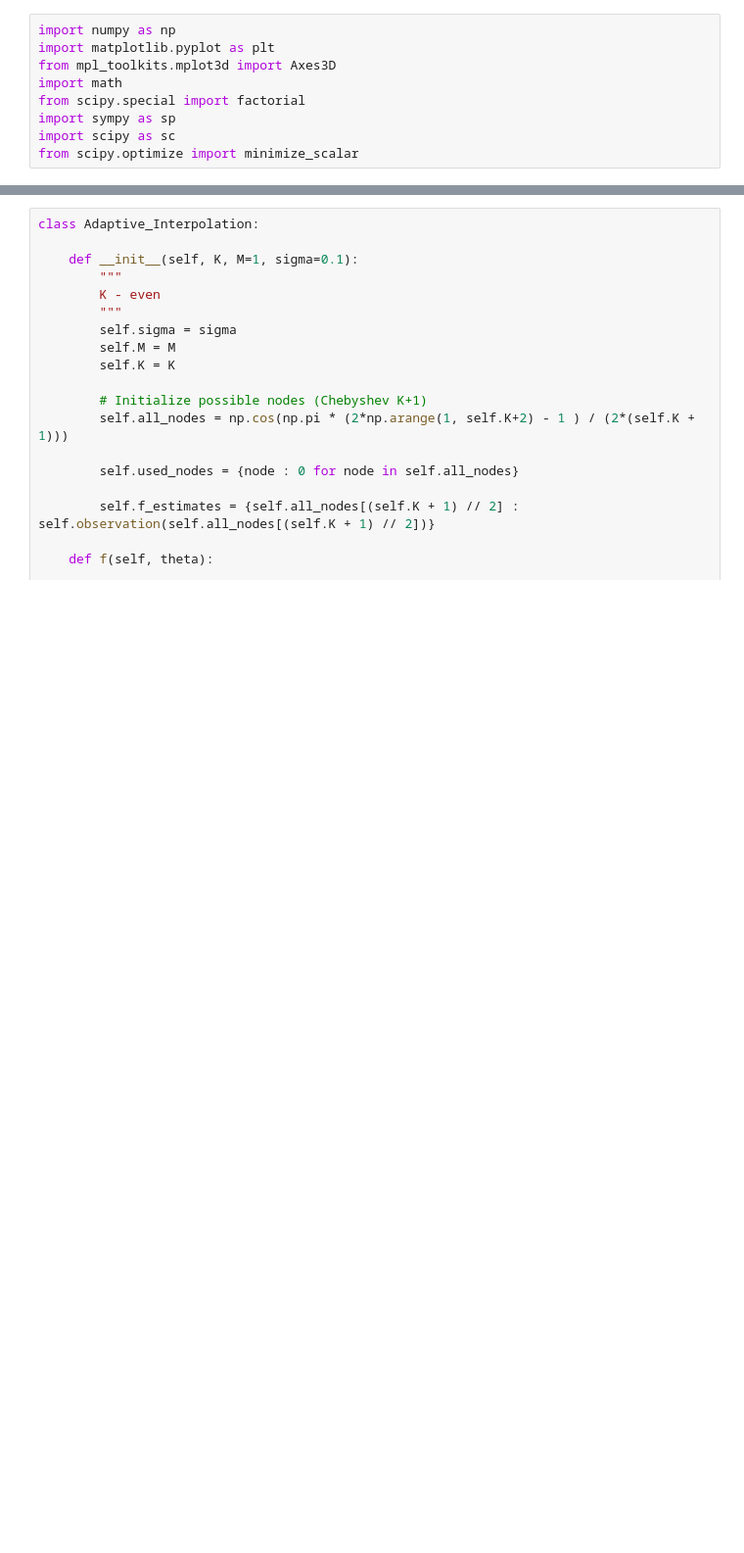
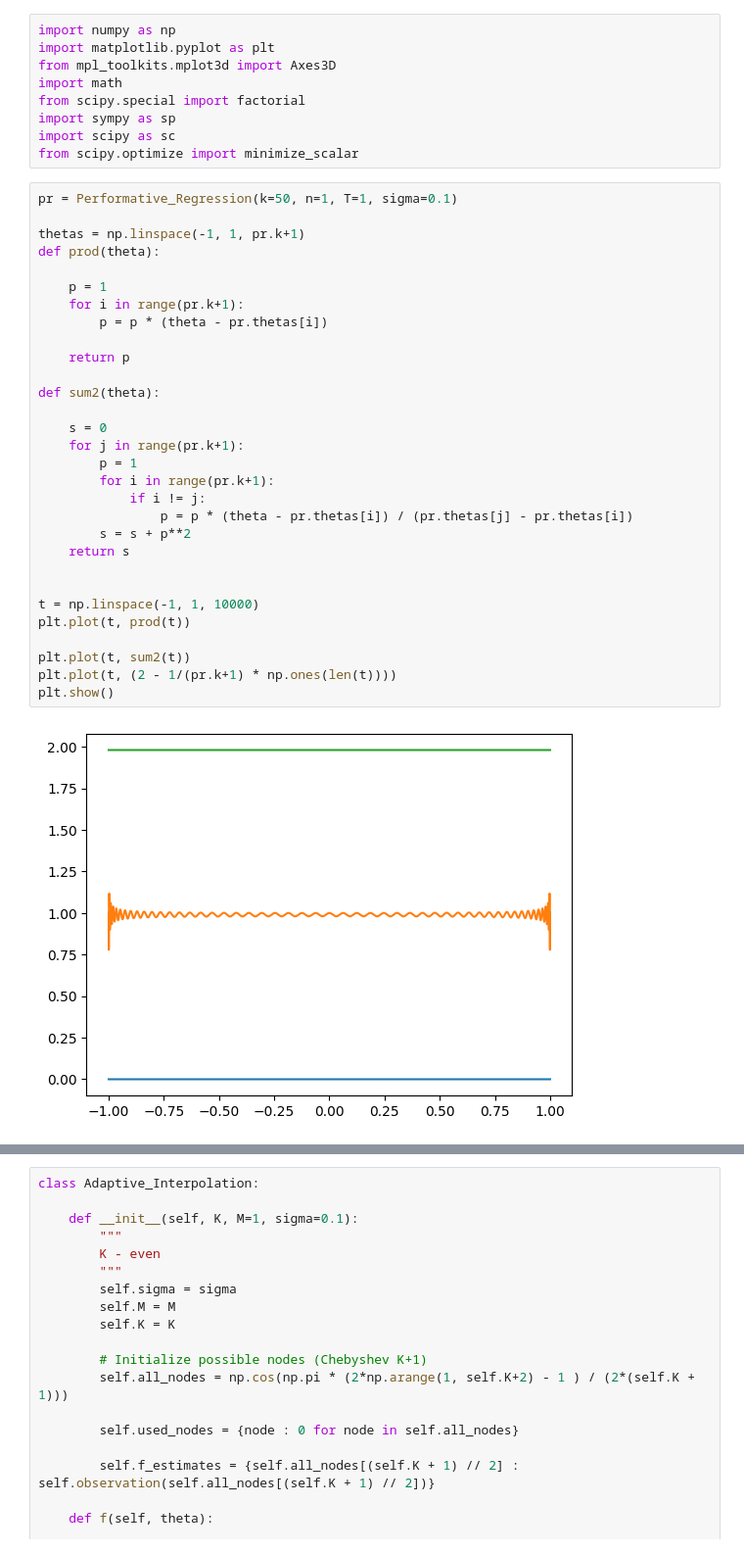
Before and after one commit to ivankirev13/Performative-Regression, a Jupyter notebook: performative_regression.ipynb, the cells around one changed output, grey strips where cells are left out. Shown at 98% size. Cells and saved outputs as stored; diff of their text form; blank space fills up the shorter version.

```diff
--- a/performative_regression.ipynb
+++ b/performative_regression.ipynb
@@ -7,6 +7,38 @@ from scipy.special import factorial
 import sympy as sp
 import scipy as sc
 from scipy.optimize import minimize_scalar
+# %%
+pr = Performative_Regression(k=50, n=1, T=1, sigma=0.1)
+
+thetas = np.linspace(-1, 1, pr.k+1)
+def prod(theta):
+
+    p = 1
+    for i in range(pr.k+1):
+        p = p * (theta - pr.thetas[i])
+
+    return p
+
+def sum2(theta):
+
+    s = 0
+    for j in range(pr.k+1):
+        p = 1
+        for i in range(pr.k+1):
+            if i != j:
+                p = p * (theta - pr.thetas[i]) / (pr.thetas[j] - pr.thetas[i])
+        s = s + p**2
+    return s
+
+
+t = np.linspace(-1, 1, 10000)
+plt.plot(t, prod(t))
+
+plt.plot(t, sum2(t))
+plt.plot(t, (2 - 1/(pr.k+1) * np.ones(len(t))))
+plt.show()
+# %% [output]
+[figure, added]
 # %%
 class Performative_Regression:
 
```
Also changed, not shown: parts of 3 cells of this notebook.
